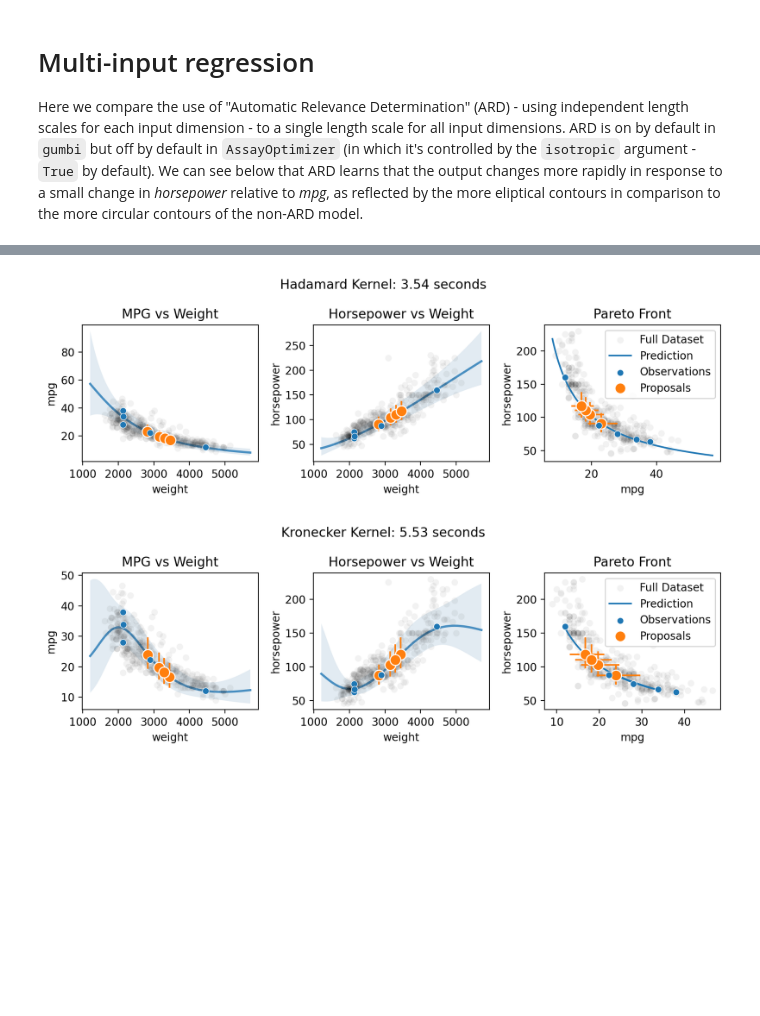
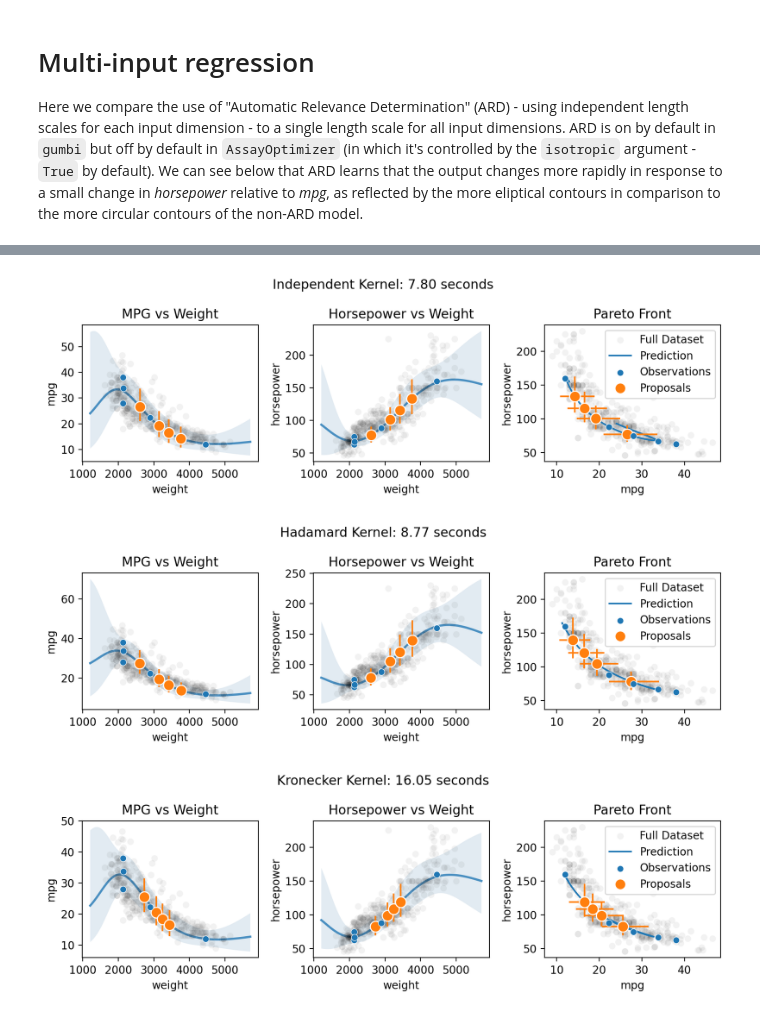
Before and after one commit to JohnGoertz/Gumbi, a Jupyter notebook: docs/source/notebooks/examples/Cars_Dataset_Botorch.ipynb, the cells around one changed output, grey strips where cells are left out. Drawn from its saved outputs; the diff is of its cells as text; code cells hidden in the pictures; blank space fills up the shorter version.

```diff
--- a/docs/source/notebooks/examples/Cars_Dataset_Botorch.ipynb
+++ b/docs/source/notebooks/examples/Cars_Dataset_Botorch.ipynb
@@ -76,7 +79,7 @@ for x in candidates:
 # Multi-output regression
 # %%
 gp = GP(ds)
-gp.fit(outputs=['mpg', 'acceleration'], continuous_dims=['horsepower']);
+gp.fit(outputs=['mpg', 'acceleration'], continuous_dims=['horsepower'], multitask_kernel='Hadamard')
 
 X = gp.prepare_grid()
 Y = gp.predict_grid()
@@ -156,7 +205,7 @@ for ax, ard in zip(axs, [False, True]):
     XY = gp.prepare_grid()
     X = XY["horsepower"]
     Y = XY["acceleration"]
-    z = gp.predict_grid()
+    z = gp.predict_grid(with_noise=False)
     μ = z.μ
     σ = z.dist.std()
 
@@ -196,59 +245,89 @@ There are two methods for specifying the multitask kernel, Hadamard and Kronecke
 # %%
 import time
+
 q = 4
 
 ds4 = gmb.DataSet(
     cars.sample(5, random_state=0),
-                 outputs=['mpg', 'horsepower','acceleration','displacement','model_year'],
-                 log_vars=['mpg', 'acceleration', 'weight', 'horsepower', 'displacement'])
+    outputs=["mpg", "horsepower", "acceleration", "displacement", "model_year"],
+    log_vars=["mpg", "acceleration", "weight", "horsepower", "displacement"],
+)
 
 gp = GP(ds4)
 
-for multitask_kernel in ['Hadamard', 'Kronecker']:
+for multitask_kernel in ["Independent", "Hadamard", "Kronecker"]:
 
     start = time.time()
-    gp.fit(outputs=['mpg','horsepower'], continuous_dims=['weight'], continuous_kernel='RBF', seed=0, ARD=True, multitask_kernel=multitask_kernel)
+    gp.fit(
+        outputs=["mpg", "horsepower"],
+        continuous_dims=["weight"],
+        continuous_kernel="RBF",
+        seed=0,
+        ARD=True,
+        multitask_kernel=multitask_kernel,
+    )
 
     candidates, _ = gp.propose(q=q)
     preds = gp.predict_points(candidates)
 
     X = gp.prepare_grid()
     Y = gp.predict_grid()
     end = time.time()
 
     axs = plt.subplots(1, 3, figsize=(9, 3))[1]
     for ax, output in zip(axs, gp.outputs):
         y = Y.get(output)
 
-        sns.scatterplot(data=cars, x='weight', y=output, color='k', alpha=0.05, ax=ax);
+        sns.scatterplot(data=cars, x="weight", y=output, color="k", alpha=0.05, ax=ax)
 
-        gmb.ParrayPlotter(X, y).plot(ax=ax, palette=sns.light_palette('C0'))
+        gmb.ParrayPlotter(X, y).plot(ax=ax, palette=sns.light_palette("C0"))
 
         for weight, pred in zip(candidates, preds):
             y = pred.get(output).μ
             y_err = np.abs(np.array([pred.get(output).dist.interval(0.95)]) - y).T
-            ax.errorbar(weight, y, y_err, fmt='o', color='C1', ms=10, mec='w')
+            ax.errorbar(weight, y, y_err, fmt="o", color="C1", ms=10, mec="w")
 
-        sns.scatterplot(data=ds4.wide, x='weight', y=output, color='C0', ax=ax, zorder=10);
+        sns.scatterplot(
+            data=ds4.wide, x="weight", y=output, color="C0", ax=ax, zorder=10
+        )
 
     ax = axs[2]
-    sns.scatterplot(data=cars, x='mpg', y='horsepower', ax=ax, color='k', alpha=0.05, label='Full Dataset')
-    ax.plot(Y.get('mpg').μ, Y.get('horsepower').μ, label = 'Prediction', color='C0')
+    sns.scatterplot(
+        data=cars,
+        x="mpg",
+        y="horsepower",
+        ax=ax,
+        color="k",
+        alpha=0.05,
+        label="Full Dataset",
+    )
+    ax.plot(Y.get("mpg").μ, Y.get("horsepower").μ, label="Prediction", color="C0")
 
-    x = preds.get('mpg').μ
-    y = preds.get('horsepower').μ
-    x_err = np.abs(np.array(preds.get('mpg').dist.interval(0.95)) - x)
-    y_err = np.abs(np.array(preds.get('horsepower').dist.interval(0.95)) - y)
-    ax.errorbar(x, y, y_err, x_err, fmt='o', color='C1', ms=10, label='Proposals', mec='w')
+    x = preds.get("mpg").μ
+    y = preds.get("horsepower").μ
+    x_err = np.abs(np.array(preds.get("mpg").dist.interval(0.95)) - x)
+    y_err = np.abs(np.array(preds.get("horsepower").dist.interval(0.95)) - y)
+    ax.errorbar(
+        x, y, y_err, x_err, fmt="o", color="C1", ms=10, label="Proposals", mec="w"
+    )
 
-    sns.scatterplot(data=ds4.wide, x='mpg', y='horsepower', ax=ax, label='Observations', color='C0', zorder=10)
+    sns.scatterplot(
+        data=ds4.wide,
+        x="mpg",
+        y="horsepower",
+        ax=ax,
+        label="Observations",
+        color="C0",
+        zorder=10,
+    )
     ax.legend()
 
-    axs[0].set_title('MPG vs Weight')
-    axs[1].set_title('Horsepower vs Weight')
-    axs[2].set_title('Pareto Front')
-    plt.suptitle(f'{multitask_kernel} Kernel: {end-start:.2f} seconds')
+    axs[0].set_title("MPG vs Weight")
+    axs[1].set_title("Horsepower vs Weight")
+    axs[2].set_title("Pareto Front")
+    plt.suptitle(f"{multitask_kernel} Kernel: {end-start:.2f} seconds")
     plt.tight_layout()
 # %% [output]
-[figure, old version]
+[figure, new version]
-[figure, old version]
+[figure, new version]
+[figure, added]
```
Also changed, not shown: parts of 8 cells of this notebook, 1 other file.
